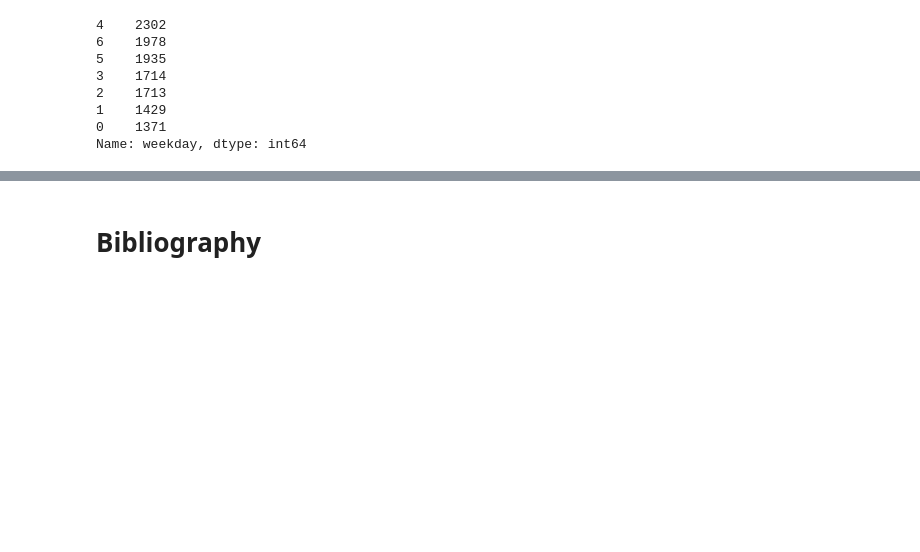
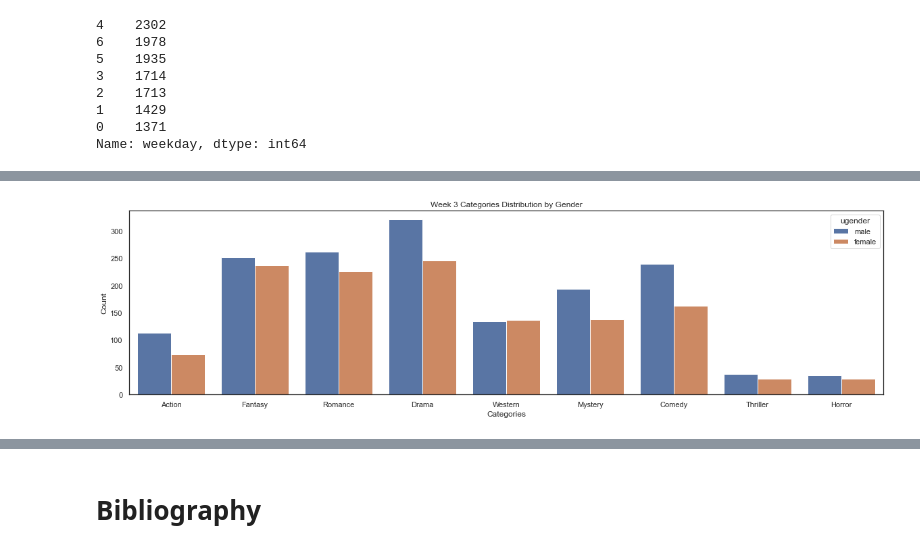
Before and after one commit to Mantvydas-data/Programming-for-DA-2021-Proj, a Jupyter notebook: project.ipynb, the cells around one changed output, grey strips where cells are left out. Saved outputs shown, nothing was run; the diff lists cells and outputs as text; code cells hidden in the pictures; blank space fills up the shorter version.

```diff
--- a/project.ipynb
+++ b/project.ipynb
@@ -546,0 +552,15 @@ week3
+# %%
+# Seaborn plot style- white
+sns.set_theme(style="white")
+plt.figure(figsize=(20,5))
+
+
+
+sns.countplot(x="categories", hue="ugender", data=week3)
+plt.title('Week 3 Categories Distribution by Gender')
+plt.xlabel("Categories")
+plt.ylabel("Count")
+
+plt.show()
+# %% [output]
+[figure, added]
```
Also changed, not shown: parts of 5 cells of this notebook, 1 other file.
